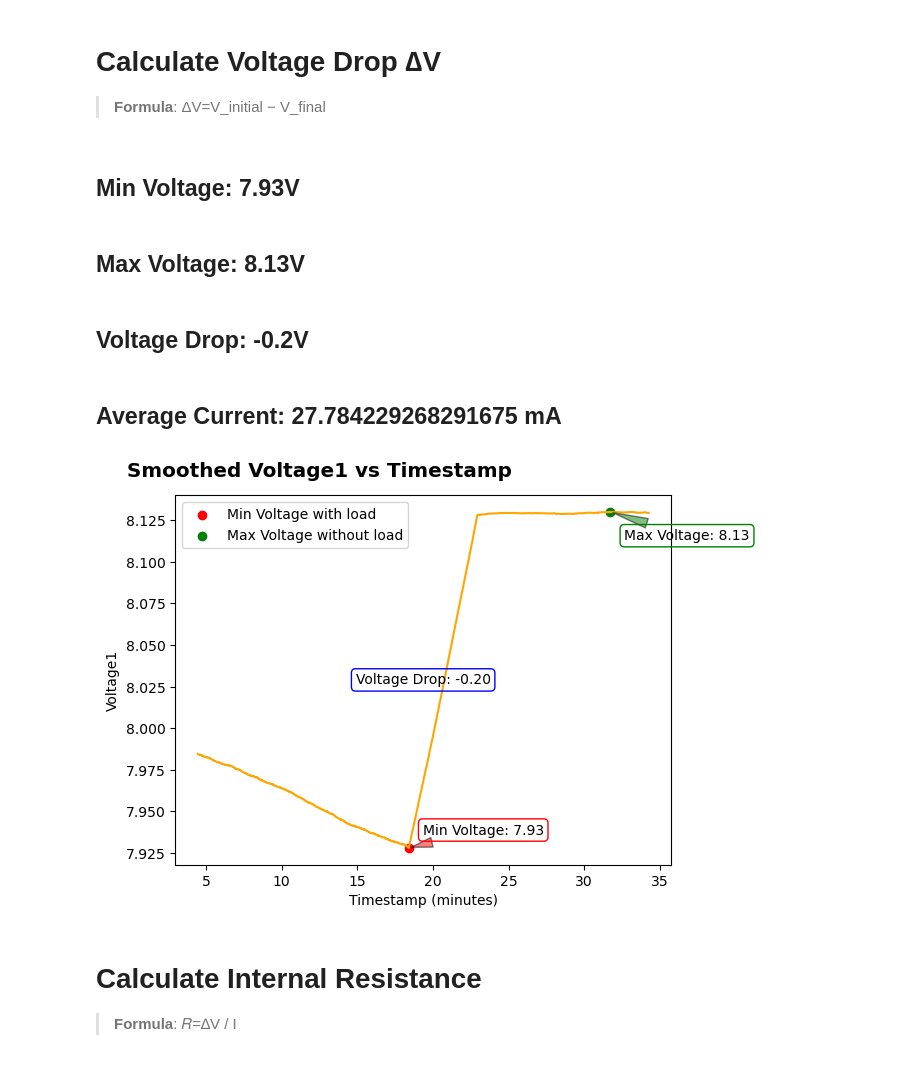
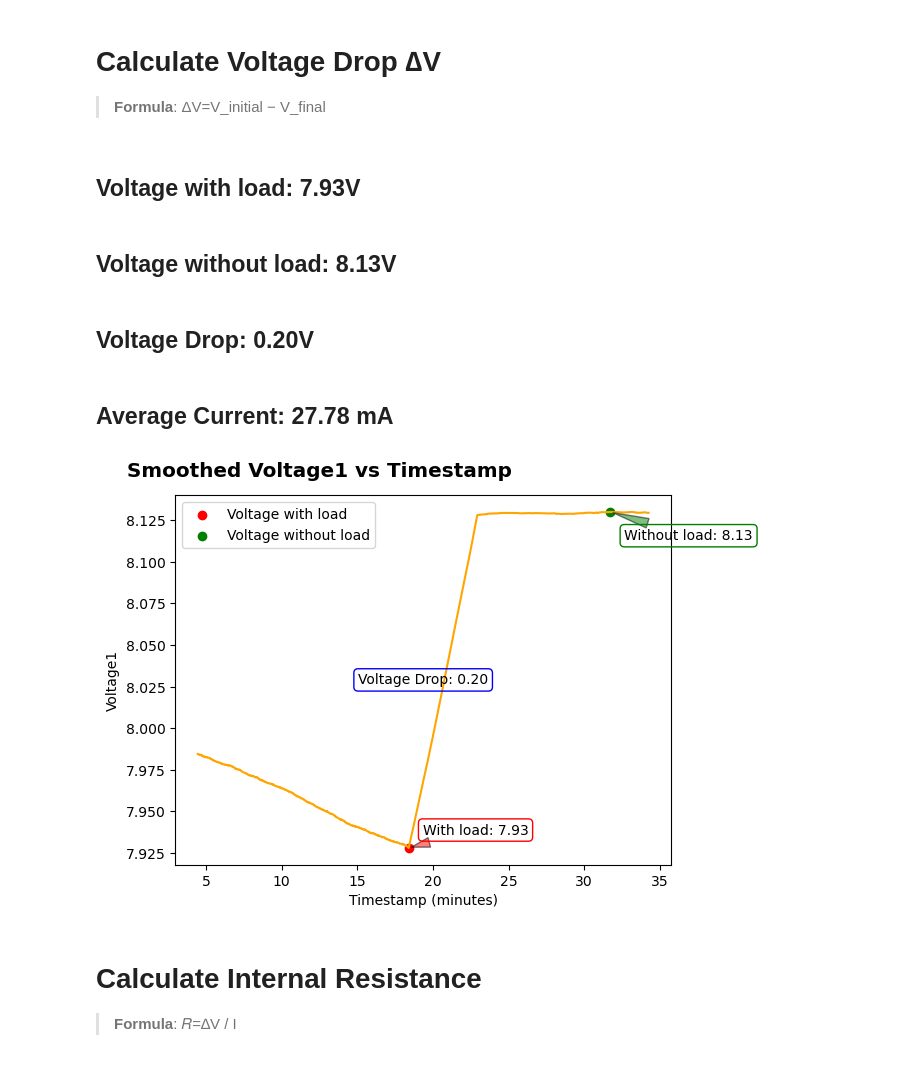
Before and after one commit to Sundeep-D/Battery-management-System-Labs, a Jupyter notebook: Labs/Lab04/OCV Curve/OCV Curve.ipynb, the cells around one changed output. Saved outputs shown, nothing was run; the diff lists cells and outputs as text; code cells hidden in the pictures.

```diff
--- a/Labs/Lab04/OCV Curve/OCV Curve.ipynb
+++ b/Labs/Lab04/OCV Curve/OCV Curve.ipynb
@@ -104,8 +120,8 @@ df['Voltage1_smoothed'] = df['Voltage1'].rolling(window=window_size).mean()
 # Print minimum and maximum values of Voltage1 from smoothed data
 min_voltage_smoothed = df['Voltage1_smoothed'].min()
 max_voltage_smoothed = df['Voltage1_smoothed'].max()
-printmd(f'Min Voltage: {min_voltage_smoothed:.2f}V')
-printmd(f'Max Voltage: {max_voltage_smoothed:.2f}V')
+printmd(f'Voltage with load: {min_voltage_smoothed:.2f}V')
+printmd(f'Voltage without load: {max_voltage_smoothed:.2f}V')
 
 # Plot the smoothed graph
 plt.plot(df['Timestamp'], df['Voltage1_smoothed'], color='orange')
@@ -116,50 +132,50 @@ plt.ylabel('Voltage1')
 plt.suptitle(f'Smoothed Voltage1 vs Timestamp', x=0.05, y=0.95, ha='left', fontsize='x-large', fontweight='bold')
 
 # Highlight minimum and maximum values on the plot with annotations
-plt.scatter(df['Timestamp'][df['Voltage1_smoothed'].idxmin()], min_voltage_smoothed, color='red', label='Min Voltage with load')
-plt.scatter(df['Timestamp'][df['Voltage1_smoothed'].idxmax()], max_voltage_smoothed, color='green', label='Max Voltage without load')
-plt.annotate(f'Min Voltage: {min_voltage_smoothed:.2f}',
+plt.scatter(df['Timestamp'][df['Voltage1_smoothed'].idxmin()], min_voltage_smoothed, color='red', label='Voltage with load')
+plt.scatter(df['Timestamp'][df['Voltage1_smoothed'].idxmax()], max_voltage_smoothed, color='green', label='Voltage without load')
+plt.annotate(f'With load: {min_voltage_smoothed:.2f}',
              xy=(df['Timestamp'][df['Voltage1_smoothed'].idxmin()], min_voltage_smoothed),
              xytext=(10, 10),
              textcoords='offset points',
              arrowprops=dict(facecolor='red', arrowstyle='wedge,tail_width=0.7', alpha=0.5),
              bbox=dict(boxstyle='round,pad=0.3', edgecolor='red', facecolor='none'))
 
-plt.annotate(f'Max Voltage: {max_voltage_smoothed:.2f}',
+plt.annotate(f'Without load: {max_voltage_smoothed:.2f}',
              xy=(df['Timestamp'][df['Voltage1_smoothed'].idxmax()], max_voltage_smoothed),
              xytext=(10, -20),
              textcoords='offset points',
              arrowprops=dict(facecolor='green', arrowstyle='wedge,tail_width=0.7', alpha=0.5),
              bbox=dict(boxstyle='round,pad=0.3', edgecolor='green', facecolor='none'))
 
 # Calculate voltage drop from smoothed data
-voltage_drop = min_voltage_smoothed - max_voltage_smoothed
+voltage_drop = abs( min_voltage_smoothed - max_voltage_smoothed)
 
 # Highlight voltage drop on the plot
 plt.annotate(f'Voltage Drop: {voltage_drop:.2f}', xy=(0.5, 0.5), xycoords='axes fraction',
              ha='center', va='center', bbox=dict(boxstyle='round,pad=0.3', edgecolor='blue', facecolor='none'))
 
 voltage_drop = round(voltage_drop, 2)
 # Print voltage drop value
-printmd(f'Voltage Drop: {voltage_drop}V')
+printmd(f'Voltage Drop: {voltage_drop:.2f}V')
 
 # Calculate average current excluding zero values
 current = df.loc[df['Current'] != 0, 'Current'].mean()
 
 # Print average current value
-current_smoothed = round(current, 2)
+current = round(current, 2)
 printmd(f'Average Current: {current} mA')
 
 # Show legend for the markers
 plt.legend()
 
 plt.show()
 # %% [output]
-<h2>Min Voltage: 7.93V</h2>
+<h2>Voltage with load: 7.93V</h2>
-<h2>Max Voltage: 8.13V</h2>
+<h2>Voltage without load: 8.13V</h2>
-<h2>Voltage Drop: -0.2V</h2>
+<h2>Voltage Drop: 0.20V</h2>
-<h2>Average Current: 27.784229268291675 mA</h2>
+<h2>Average Current: 27.78 mA</h2>
-[figure, old version]
+[figure, new version]
 # %% [markdown]
 # Calculate Internal Resistance
 
```
Also changed, not shown: parts of 3 cells of this notebook, 1 other file.
